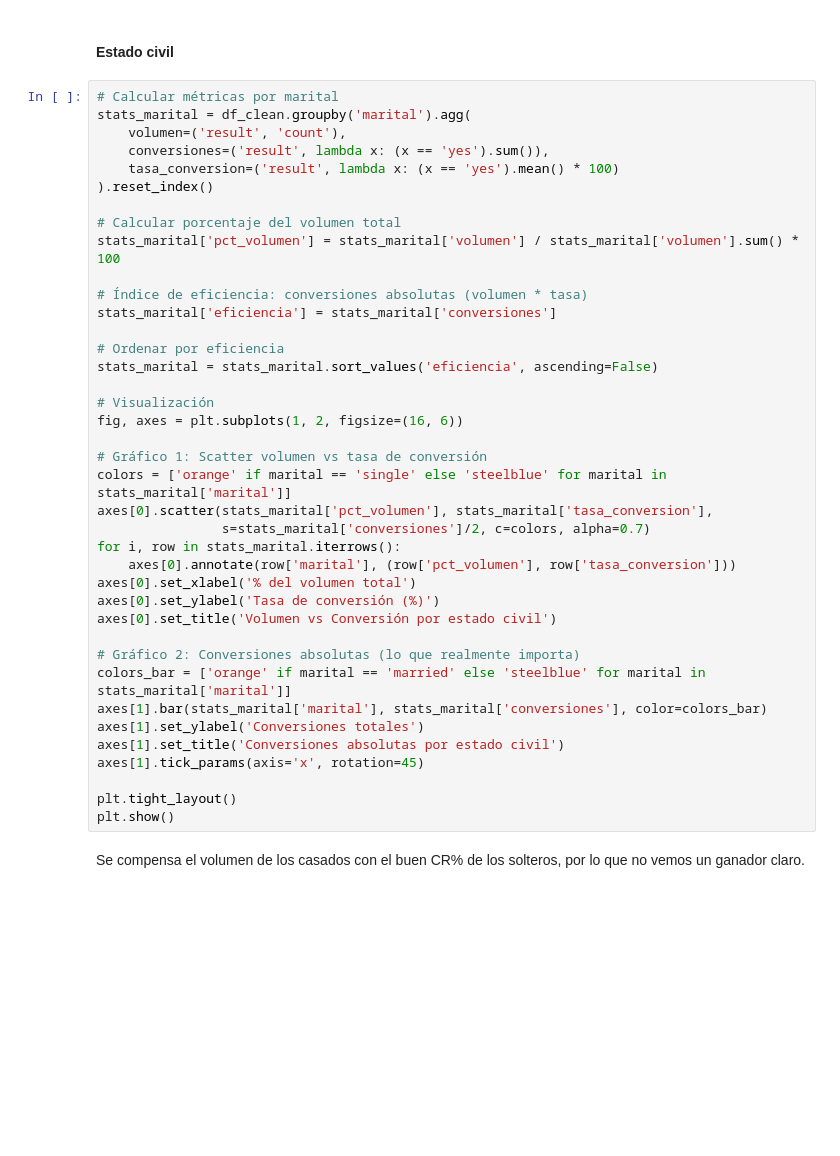
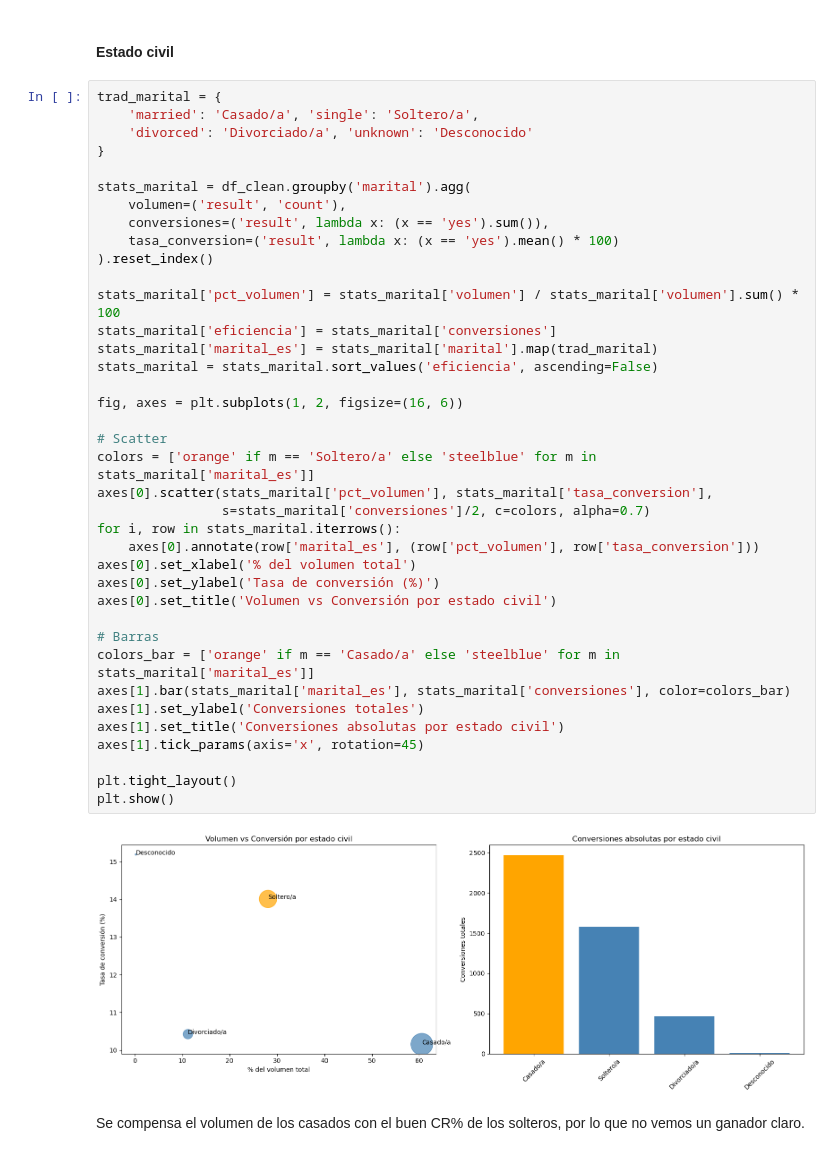
Before and after one commit to arnausans23/data-analytics-tfm, a Jupyter notebook: 1_analisis_datos_v2.ipynb, the cells around one changed output. Drawn from its saved outputs; the diff is of its cells as text; blank space fills up the shorter version.

```diff
--- a/1_analisis_datos_v2.ipynb
+++ b/1_analisis_datos_v2.ipynb
@@ -621,44 +766,45 @@ Encontramos en los trabajos administrativos un "sweet spot" en la conversión y
 # %% [markdown]
 #### **Estado civil**
 # %%
-# Calcular métricas por marital
+trad_marital = {
+    'married': 'Casado/a', 'single': 'Soltero/a',
+    'divorced': 'Divorciado/a', 'unknown': 'Desconocido'
+}
+
 stats_marital = df_clean.groupby('marital').agg(
     volumen=('result', 'count'),
     conversiones=('result', lambda x: (x == 'yes').sum()),
     tasa_conversion=('result', lambda x: (x == 'yes').mean() * 100)
 ).reset_index()
 
-# Calcular porcentaje del volumen total
 stats_marital['pct_volumen'] = stats_marital['volumen'] / stats_marital['volumen'].sum() * 100
-
-# Índice de eficiencia: conversiones absolutas (volumen * tasa)
 stats_marital['eficiencia'] = stats_marital['conversiones']
-
-# Ordenar por eficiencia
+stats_marital['marital_es'] = stats_marital['marital'].map(trad_marital)
 stats_marital = stats_marital.sort_values('eficiencia', ascending=False)
 
-# Visualización
 fig, axes = plt.subplots(1, 2, figsize=(16, 6))
 
-# Gráfico 1: Scatter volumen vs tasa de conversión
-colors = ['orange' if marital == 'single' else 'steelblue' for marital in stats_marital['marital']]
+# Scatter
+colors = ['orange' if m == 'Soltero/a' else 'steelblue' for m in stats_marital['marital_es']]
 axes[0].scatter(stats_marital['pct_volumen'], stats_marital['tasa_conversion'],
                 s=stats_marital['conversiones']/2, c=colors, alpha=0.7)
 for i, row in stats_marital.iterrows():
-    axes[0].annotate(row['marital'], (row['pct_volumen'], row['tasa_conversion']))
+    axes[0].annotate(row['marital_es'], (row['pct_volumen'], row['tasa_conversion']))
 axes[0].set_xlabel('% del volumen total')
 axes[0].set_ylabel('Tasa de conversión (%)')
 axes[0].set_title('Volumen vs Conversión por estado civil')
 
-# Gráfico 2: Conversiones absolutas (lo que realmente importa)
-colors_bar = ['orange' if marital == 'married' else 'steelblue' for marital in stats_marital['marital']]
-axes[1].bar(stats_marital['marital'], stats_marital['conversiones'], color=colors_bar)
+# Barras
+colors_bar = ['orange' if m == 'Casado/a' else 'steelblue' for m in stats_marital['marital_es']]
+axes[1].bar(stats_marital['marital_es'], stats_marital['conversiones'], color=colors_bar)
 axes[1].set_ylabel('Conversiones totales')
 axes[1].set_title('Conversiones absolutas por estado civil')
 axes[1].tick_params(axis='x', rotation=45)
 
 plt.tight_layout()
 plt.show()
+# %% [output]
+[figure, added]
 # %% [markdown]
 Se compensa el volumen de los casados con el buen CR% de los solteros, por lo que no vemos un ganador claro.
 # %% [markdown]
```
Also changed, not shown: parts of 42 cells of this notebook.
